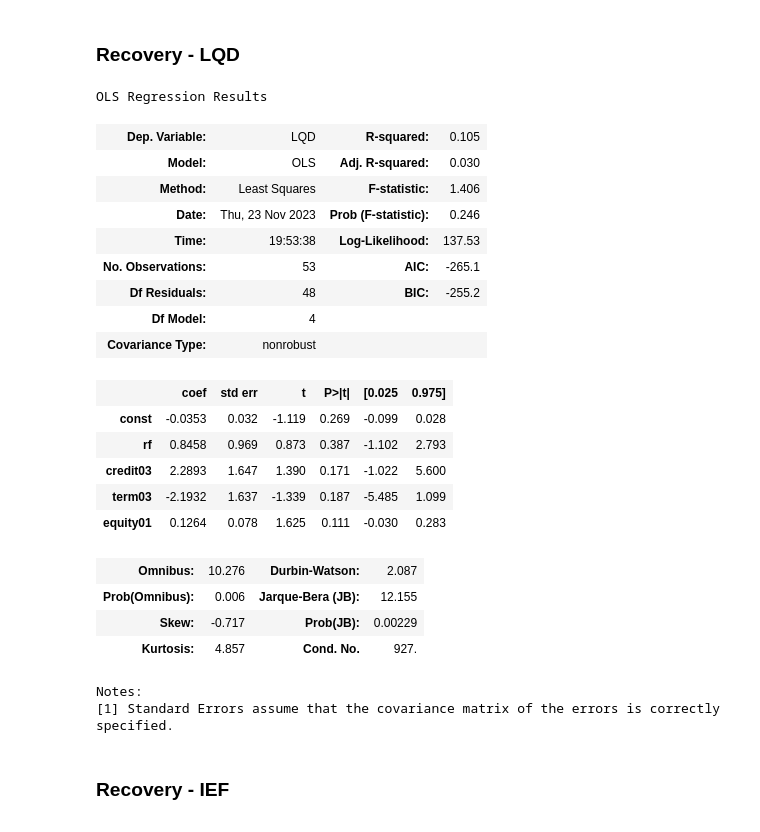
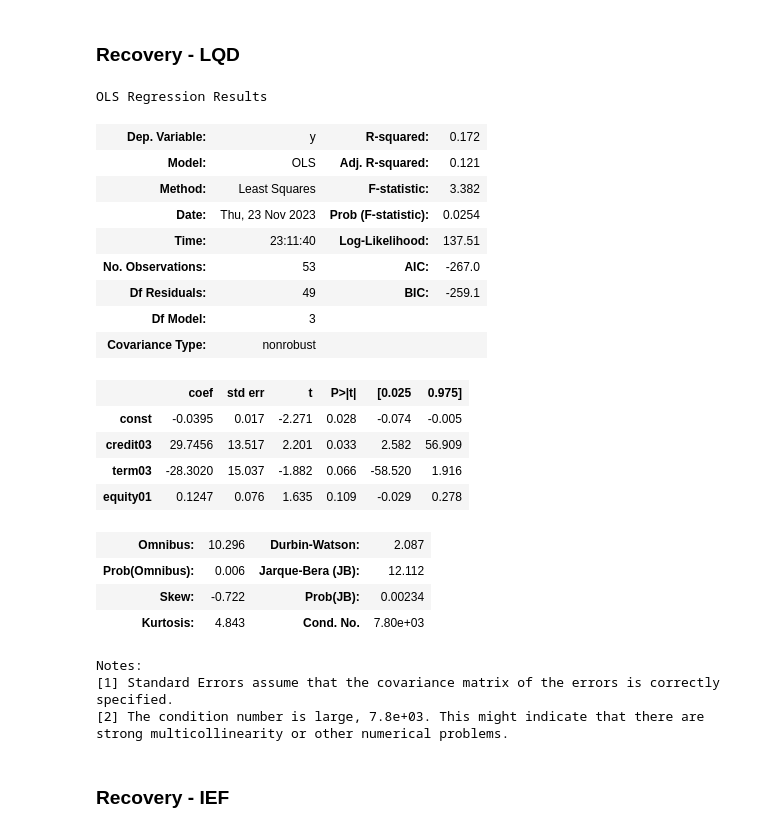
Before and after one commit to FELAB-KHU/S-PQuantTeam03, a Jupyter notebook: 1123/OLS_지영.ipynb, the cells around one changed output. Cells and saved outputs as stored; diff of their text form; code cells hidden in the pictures.

```diff
--- a/1123/OLS_지영.ipynb
+++ b/1123/OLS_지영.ipynb
@@ -83,3 +83,6 @@ rf  # 연 수익률을 월 환산
 | 224 | 2021-09 | 0.000000 |
 | 225 | 2021-10 | 0.000000 |
 226 rows × 2 columns
+# %%
+credit03.iloc[:,1] /= 12
+credit03
@@ -85,0 +103,3 @@ rf  # 연 수익률을 월 환산
+# %%
+term03.iloc[:,1] /= 12
+term03
@@ -151,10 +185,10 @@ data01 = data01[data01['recovery'] == 1]
 data01
 
 # Selecting relevant columns for the regression
-X = data01[['rf', 'credit03', 'term03', 'equity01']]
-y = data01['SPY']
+X = data01[['credit03', 'term03', 'equity01']]
+y = data01['SPY']-data01['rf']
 
-# Adding a constant to the independent variables
+# # Adding a constant to the independent variables
 X = sm.add_constant(X)
 
 # Performing the OLS regression
@@ -204,56 +260,56 @@ data02 = data02.merge(equity01, on='DATE', how='inner', suffixes=('', '_equity01
 # Renaming columns as requested
 data02.columns = ['DATE', 'LQD', 'rf', 'credit03', 'term03', 'equity01']
 data02['DATE'] = pd.to_datetime(data02['DATE'])
 data02['DATE'] = data02['DATE'].dt.strftime('%Y-%m')
 data02.set_index('DATE', inplace=True)
 
 # Assuming recovery_dates is a list of datetime objects representing the recovery dates
 recovery_dates = [pd.to_datetime(date).strftime('%Y-%m') for date in recovery]
 recovery_dates
 
 # recovery 컬럼 추가
 data02['recovery'] = data02.index.map(lambda x: 1 if x in recovery_dates else 0)
 
 # recovery 국면만 슬라이싱
 data02 = data02[data02['recovery'] == 1]
 data02
 
 # Selecting relevant columns for the regression
-X = data02[['rf', 'credit03', 'term03', 'equity01']]
-y = data02['LQD']
+X = data02[['credit03', 'term03', 'equity01']]
+y = data02['LQD']-data02['rf']
 
-# Adding a constant to the independent variables
-# import statsmodels.api as sm
+# # Adding a constant to the independent variables
 X = sm.add_constant(X)
 
 # Performing the OLS regression
 model02 = sm.OLS(y, X, missing='drop').fit()
 
 # Displaying the regression results
 model02.summary()
 # %% [output]
 OLS Regression Results
-| Dep. Variable: | LQD | R-squared: | 0.105 |
-| Model: | OLS | Adj. R-squared: | 0.030 |
-| Method: | Least Squares | F-statistic: | 1.406 |
-| Date: | Thu, 23 Nov 2023 | Prob (F-statistic): | 0.246 |
-| Time: | 19:53:38 | Log-Likelihood: | 137.53 |
-| No. Observations: | 53 | AIC: | -265.1 |
-| Df Residuals: | 48 | BIC: | -255.2 |
-| Df Model: | 4 |  |  |
+| Dep. Variable: | y | R-squared: | 0.172 |
+| Model: | OLS | Adj. R-squared: | 0.121 |
+| Method: | Least Squares | F-statistic: | 3.382 |
+| Date: | Thu, 23 Nov 2023 | Prob (F-statistic): | 0.0254 |
+| Time: | 23:11:40 | Log-Likelihood: | 137.51 |
+| No. Observations: | 53 | AIC: | -267.0 |
+| Df Residuals: | 49 | BIC: | -259.1 |
+| Df Model: | 3 |  |  |
 | Covariance Type: | nonrobust |  |  |
 |  | coef | std err | t | P>|t| | [0.025 | 0.975] |
-| const | -0.0353 | 0.032 | -1.119 | 0.269 | -0.099 | 0.028 |
-| rf | 0.8458 | 0.969 | 0.873 | 0.387 | -1.102 | 2.793 |
-| credit03 | 2.2893 | 1.647 | 1.390 | 0.171 | -1.022 | 5.600 |
-| term03 | -2.1932 | 1.637 | -1.339 | 0.187 | -5.485 | 1.099 |
-| equity01 | 0.1264 | 0.078 | 1.625 | 0.111 | -0.030 | 0.283 |
+| const | -0.0395 | 0.017 | -2.271 | 0.028 | -0.074 | -0.005 |
+| credit03 | 29.7456 | 13.517 | 2.201 | 0.033 | 2.582 | 56.909 |
+| term03 | -28.3020 | 15.037 | -1.882 | 0.066 | -58.520 | 1.916 |
+| equity01 | 0.1247 | 0.076 | 1.635 | 0.109 | -0.029 | 0.278 |
-| Omnibus: | 10.276 | Durbin-Watson: | 2.087 |
-| Prob(Omnibus): | 0.006 | Jarque-Bera (JB): | 12.155 |
-| Skew: | -0.717 | Prob(JB): | 0.00229 |
-| Kurtosis: | 4.857 | Cond. No. | 927. |
+| Omnibus: | 10.296 | Durbin-Watson: | 2.087 |
+| Prob(Omnibus): | 0.006 | Jarque-Bera (JB): | 12.112 |
+| Skew: | -0.722 | Prob(JB): | 0.00234 |
+| Kurtosis: | 4.843 | Cond. No. | 7.80e+03 |
 Notes:
 [1] Standard Errors assume that the covariance matrix of the errors is correctly specified.
+[2] The condition number is large, 7.8e+03. This might indicate that there are
+strong multicollinearity or other numerical problems.
 # %% [markdown]
 ### Recovery - IEF
 # %%
```
Also changed, not shown: parts of 37 cells of this notebook, 3 other files.
